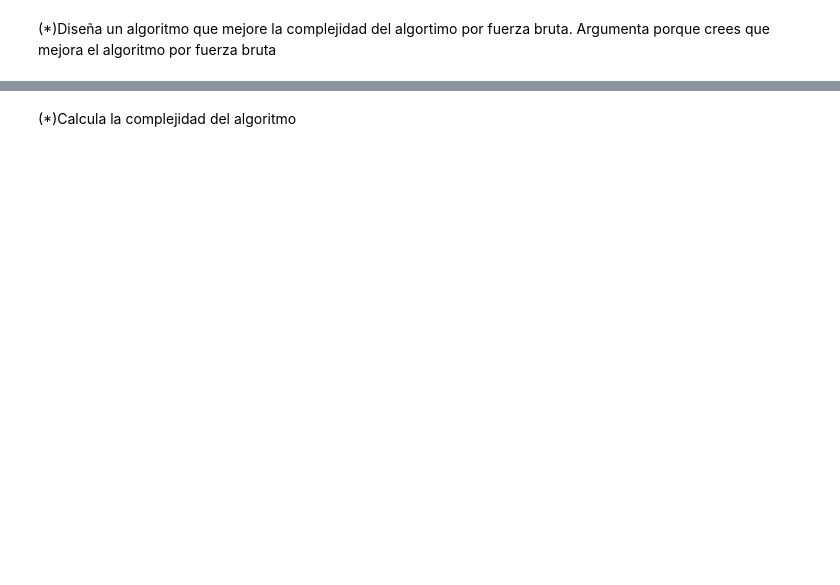
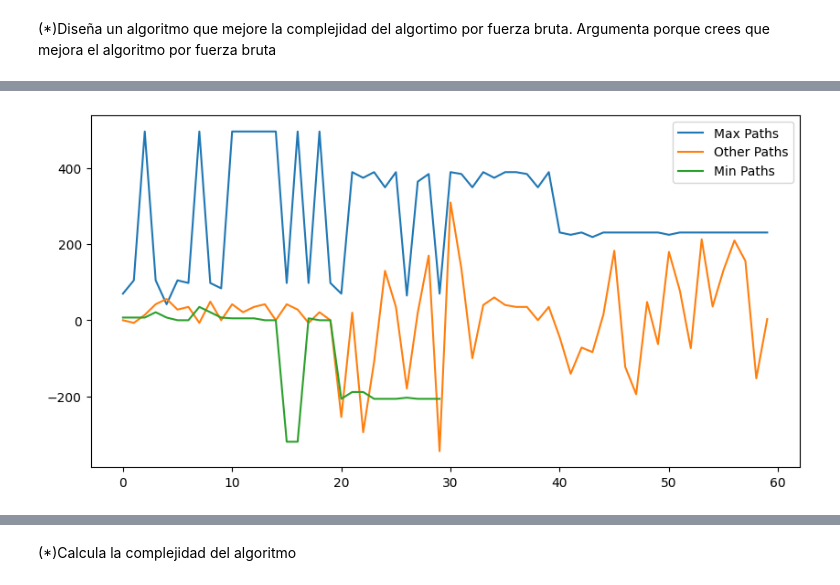
Before and after one commit to Astolfo2332/VIU_act, a Jupyter notebook: optimizacion/Algoritmos_TP.ipynb, the cells around one changed output, grey strips where cells are left out. Drawn from its saved outputs; the diff is of its cells as text; code cells hidden in the pictures; blank space fills up the shorter version.

```diff
--- a/optimizacion/Algoritmos_TP.ipynb
+++ b/optimizacion/Algoritmos_TP.ipynb
@@ -248,0 +295,14 @@ a = sol.find_values()
+# %%
+import random
+test_ecu = random.sample(res_dict[max_res], 20)
+min_test = random.sample(res_dict[min_res], 10)
+
+other_test = random.sample(list(res_dict.keys()), 20)
+
+other_test = [res_dict[a][0] for a in other_test]
+
+other_test = [a[:i] for i in [3, 5, 7] for a in other_test]
+
+test_ecu = [a[:i] for i in [3, 5, 7] for a in test_ecu]
+
+min_test = [a[:i] for i in [3, 5, 7] for a in min_test]
@@ -248,0 +372,11 @@ a = sol.find_values()
+# %%
+import matplotlib.pyplot as plt
+
+plt.figure(figsize=(10, 5))
+plt.plot(max_paths, label="Max Paths")
+plt.plot(other_paths, label="Other Paths")
+plt.plot(min_paths, label="Min Paths")
+plt.legend()
+plt.show()
+# %% [output]
+[figure, added]
```
Also changed, not shown: parts of 22 cells of this notebook, 2 other files.
